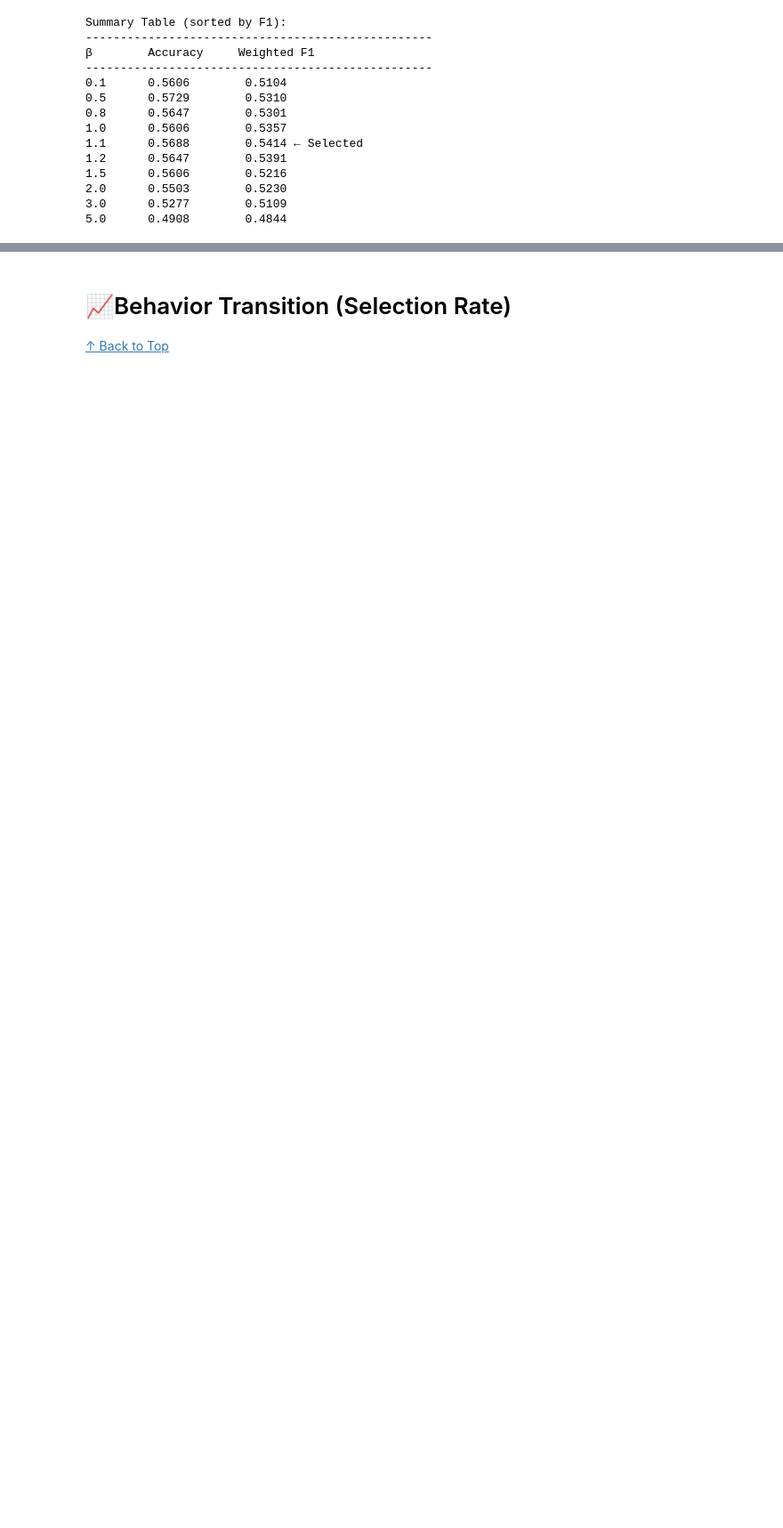
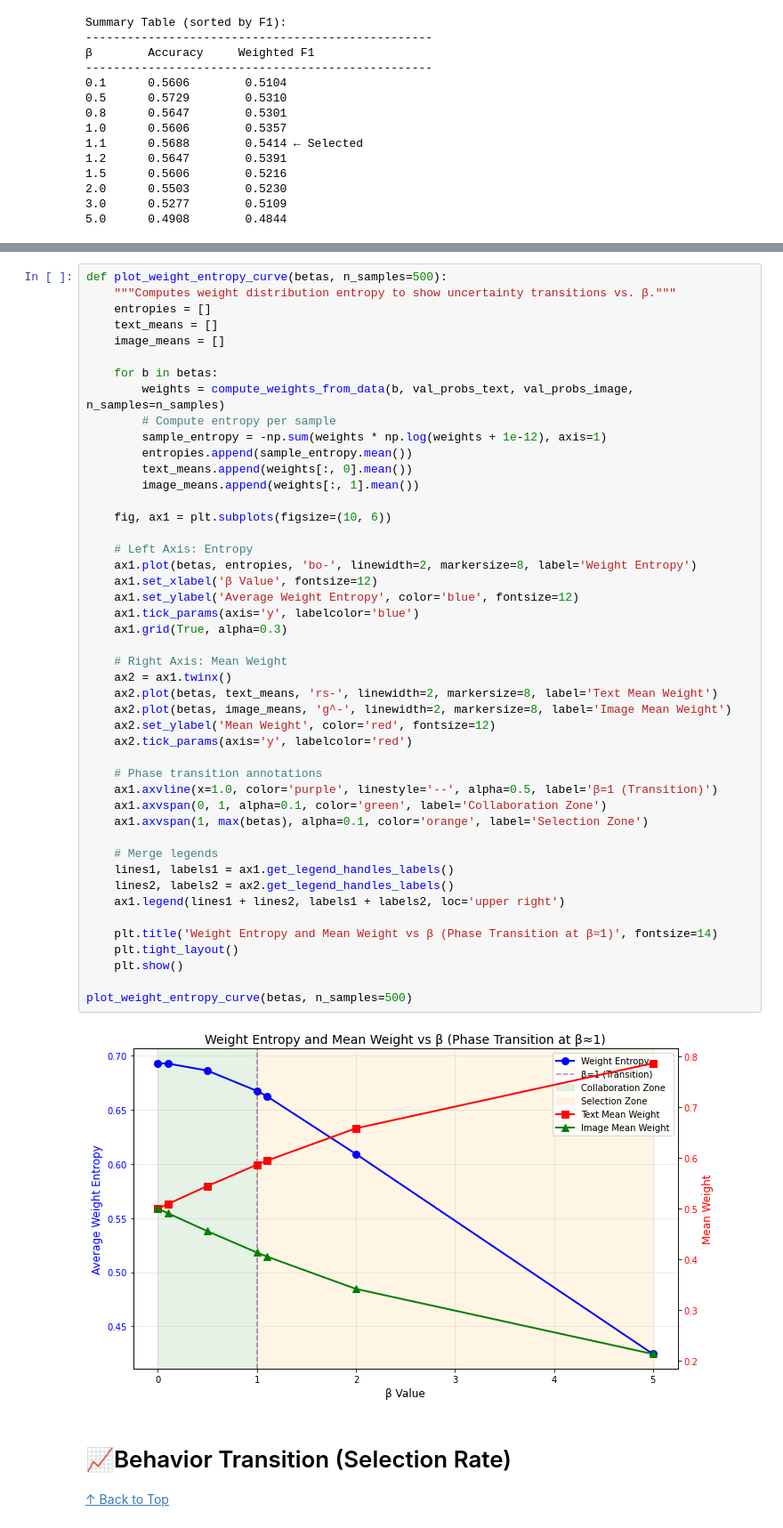
Before and after one commit to researchjet/DPF, a Jupyter notebook: Supplementary-Material.ipynb, the cells around one changed output, grey strips where cells are left out. Shown at 89% size. Saved outputs shown, nothing was run; the diff lists cells and outputs as text; blank space fills up the shorter version.

```diff
--- a/Supplementary-Material.ipynb
+++ b/Supplementary-Material.ipynb
@@ -2050,3 +2003,51 @@ NameError: name 'betas' is not defined
+# %%
+def plot_weight_entropy_curve(betas, n_samples=500):
+    """Computes weight distribution entropy to show uncertainty transitions vs. β."""
+    entropies = []
+    text_means = []
+    image_means = []
+
+    for b in betas:
+        weights = compute_weights_from_data(b, val_probs_text, val_probs_image, n_samples=n_samples)
+        # Compute entropy per sample
+        sample_entropy = -np.sum(weights * np.log(weights + 1e-12), axis=1)
+        entropies.append(sample_entropy.mean())
+        text_means.append(weights[:, 0].mean())
+        image_means.append(weights[:, 1].mean())
+
+    fig, ax1 = plt.subplots(figsize=(10, 6))
+
+    # Left Axis: Entropy
+    ax1.plot(betas, entropies, 'bo-', linewidth=2, markersize=8, label='Weight Entropy')
+    ax1.set_xlabel('β Value', fontsize=12)
+    ax1.set_ylabel('Average Weight Entropy', color='blue', fontsize=12)
+    ax1.tick_params(axis='y', labelcolor='blue')
+    ax1.grid(True, alpha=0.3)
+
+    # Right Axis: Mean Weight
+    ax2 = ax1.twinx()
+    ax2.plot(betas, text_means, 'rs-', linewidth=2, markersize=8, label='Text Mean Weight')
+    ax2.plot(betas, image_means, 'g^-', linewidth=2, markersize=8, label='Image Mean Weight')
+    ax2.set_ylabel('Mean Weight', color='red', fontsize=12)
+    ax2.tick_params(axis='y', labelcolor='red')
+
+    # Phase transition annotations
+    ax1.axvline(x=1.0, color='purple', linestyle='--', alpha=0.5, label='β=1 (Transition)')
+    ax1.axvspan(0, 1, alpha=0.1, color='green', label='Collaboration Zone')
+    ax1.axvspan(1, max(betas), alpha=0.1, color='orange', label='Selection Zone')
+
+    # Merge legends
+    lines1, labels1 = ax1.get_legend_handles_labels()
+    lines2, labels2 = ax2.get_legend_handles_labels()
+    ax1.legend(lines1 + lines2, labels1 + labels2, loc='upper right')
+
+    plt.title('Weight Entropy and Mean Weight vs β (Phase Transition at β≈1)', fontsize=14)
+    plt.tight_layout()
+    plt.show()
+
+plot_weight_entropy_curve(betas, n_samples=500)
+# %% [output]
+[figure, added]
 # %% [markdown]
 <a id="behavior"></a>
 # 📈Behavior Transition (Selection Rate)
```
Also changed, not shown: parts of 23 cells of this notebook.
